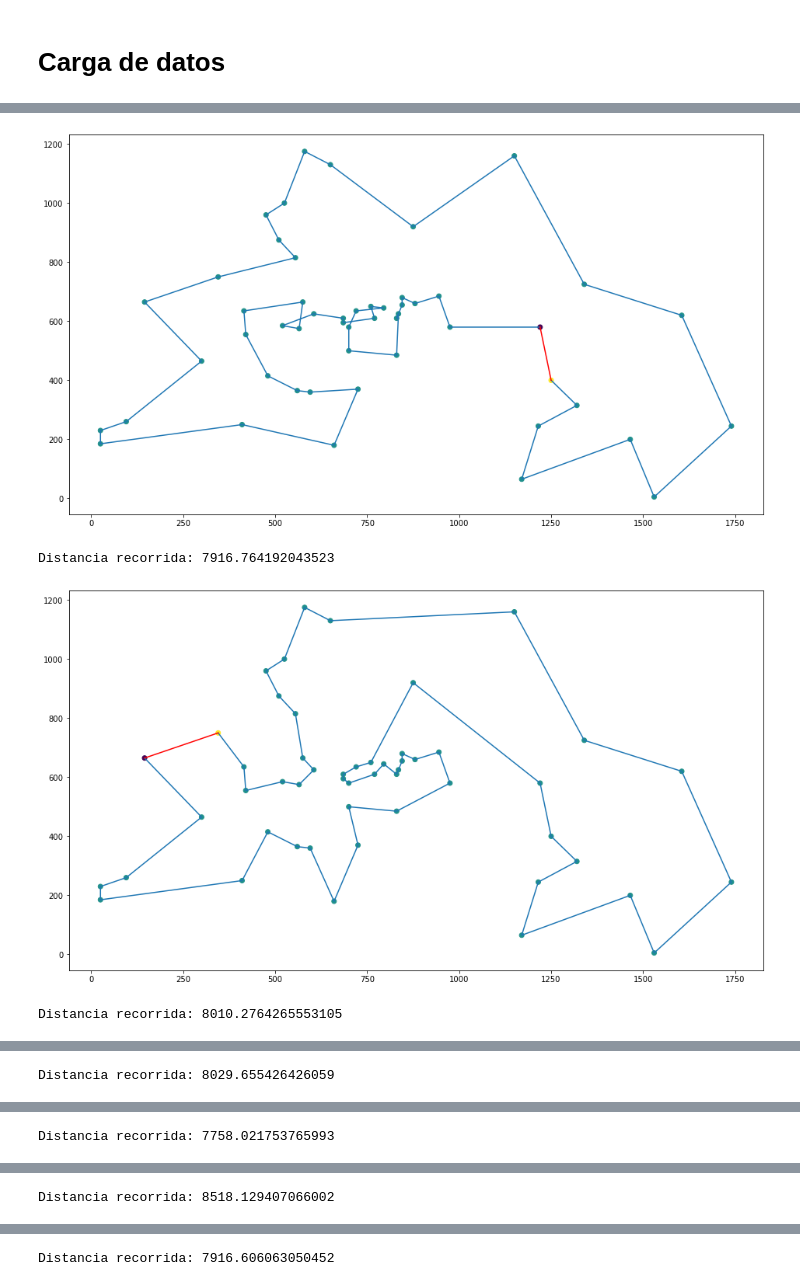
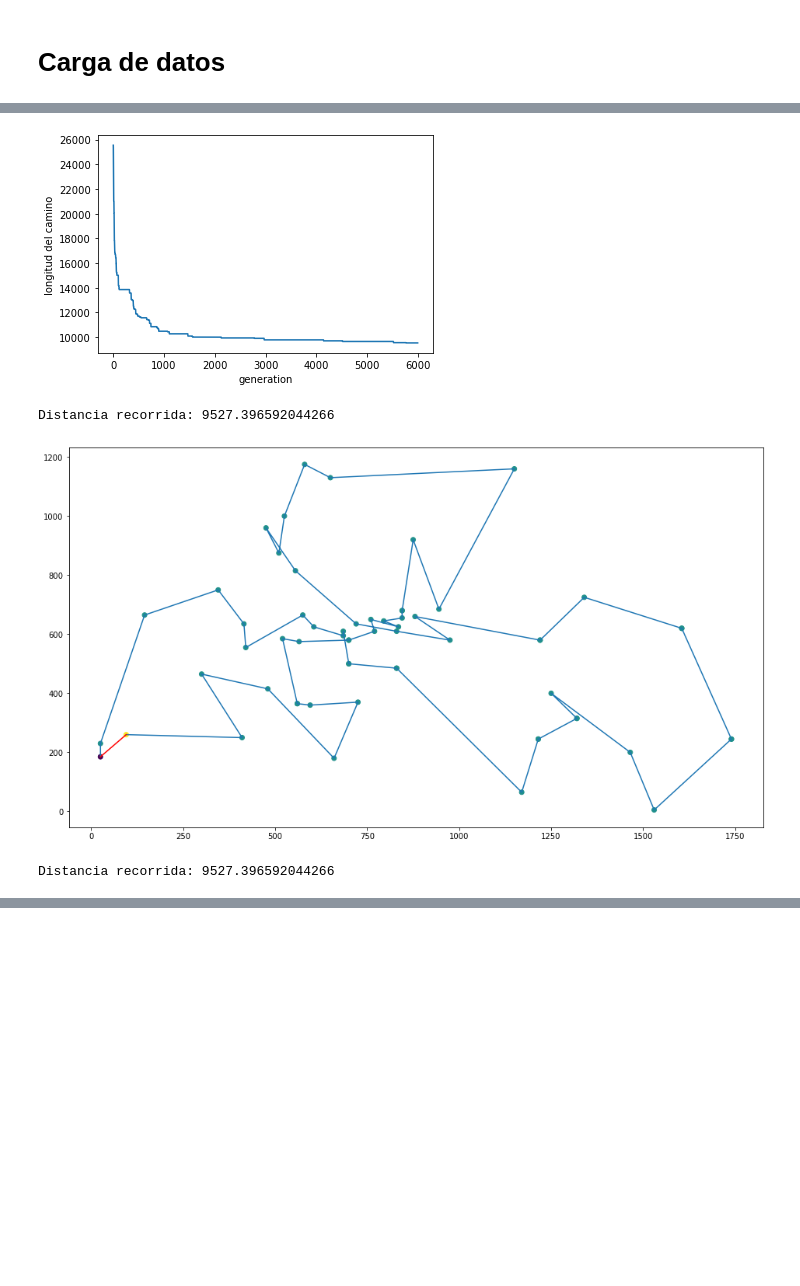
Before and after one commit to lince098/EntregasModulo6, a Jupyter notebook: Advanced 1.B/Advanced.ipynb, the cells around one changed output, grey strips where cells are left out. Cells and saved outputs as stored; diff of their text form; code cells hidden in the pictures; blank space fills up the shorter version.

```diff
--- a/Advanced 1.B/Advanced.ipynb
+++ b/Advanced 1.B/Advanced.ipynb
@@ -61,0 +199,2 @@ def plot_path(best_individual, title:str=None):
+# %%
+res_range_inverse = plot_and_return_n_ga_results(ga_range_inverse)
@@ -61,0 +204,3 @@ def plot_path(best_individual, title:str=None):
+# %%
+for ind in res_range_inverse['best_individuals']:
+    plot_path(ind)
@@ -62,12 +225,10 @@ def plot_path(best_individual, title:str=None):
 # %%
-ga = genetic_algorithm_class(crossover=crossover_two_points,
-                             mutate=mutate_opt_3,
-                             selection_method=select_by_tournament,
-                             fitness_function=euclidean,
-                             population_size=30,
-                             elite_size=1,
-                             tournament_proportion=0.2,
-                             generations=3000,
-                             mutation_rate=1,
-                             range_of_mutation=20
-                            )
+ga_opt_2 = genetic_algorithm_class(crossover=crossover_two_points,
+                                   mutate=mutate_opt_2,
+                                   selection_method=select_by_tournament,
+                                   fitness_function=euclidean,
+                                   population_size=30,
+                                   elite_size=1,
+                                   tournament_proportion=0.2,
+                                   generations=6000,
+                                   mutation_rate=0.8)
@@ -101,9 +235,11 @@ Distancia recorrida: 7916.606063050452
+# %%
+res_opt_2 = plot_and_return_n_ga_results(ga_opt_2)
+# %% [output]
+[figure, added]
+Distancia recorrida: 9527.396592044266
 # %%
-for ind in best_individuals:
+for ind in res_opt_2['best_individuals']:
     plot_path(ind)
-    print("Distancia recorrida:", ga.fitness_function(ind))
 # %% [output]
-[figure, old version]
+[figure, new version]
-Distancia recorrida: 7916.764192043523
+Distancia recorrida: 9527.396592044266
-[figure, removed]
-Distancia recorrida: 8010.2764265553105
@@ -111 +245,0 @@ Distancia recorrida: 8010.2764265553105
-Distancia recorrida: 8029.655426426059
@@ -113 +245,0 @@ Distancia recorrida: 8029.655426426059
-Distancia recorrida: 7758.021753765993
@@ -115 +245,0 @@ Distancia recorrida: 7758.021753765993
-Distancia recorrida: 8518.129407066002
@@ -117 +245,0 @@ Distancia recorrida: 8518.129407066002
-Distancia recorrida: 7916.606063050452
```
Also changed, not shown: parts of 23 cells of this notebook, 1 other file.
